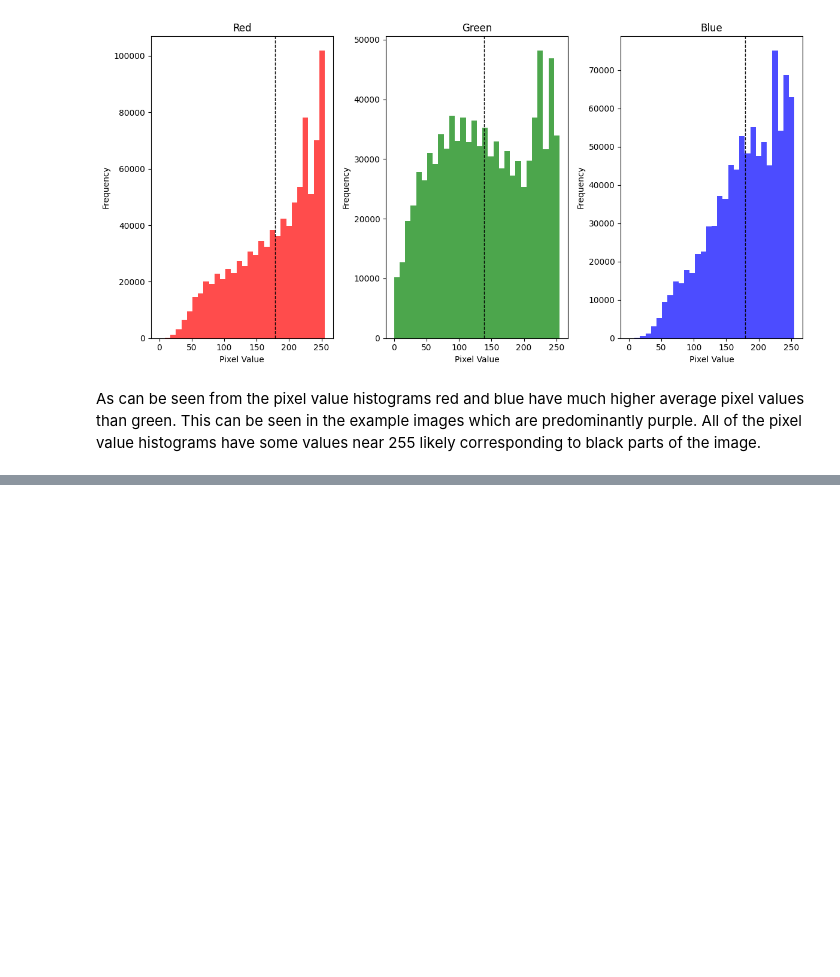
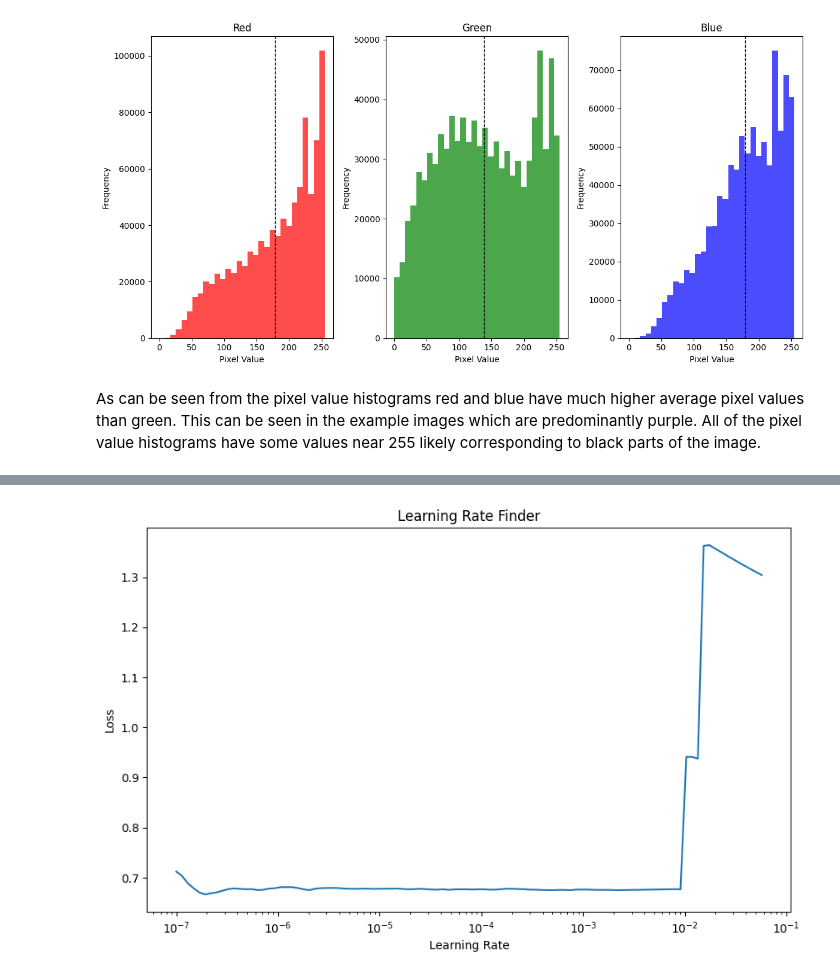
Before and after one commit to wtbtucker/cancer-classifier, a Jupyter notebook: cancer_detector.ipynb, the cells around one changed output, grey strips where cells are left out. Saved outputs shown, nothing was run; the diff lists cells and outputs as text; code cells hidden in the pictures; blank space fills up the shorter version.

```diff
--- a/cancer_detector.ipynb
+++ b/cancer_detector.ipynb
@@ -205,0 +287,13 @@ VGG16 is available for import from tensorflow. While it would be possible to use
+# %%
+# Smaller dataset and fewer epochs for training
+t_model.compile(optimizer = Nadam(),
+              loss=BinaryCrossentropy(),
+              metrics=['accuracy', AUC()])
+
+lr_finder = LearningRateFinder(min_lr=1e-7, max_lr=0.05, steps=100)
+
+t_history = t_model.fit(
+    smaller_train_generator,
+    epochs=1,
+    callbacks=[lr_finder]
+)
@@ -205,0 +302,19 @@ VGG16 is available for import from tensorflow. While it would be possible to use
+# %%
+# Loss explodes after learning rate of 0.1 rendering the plot meaningless, filter those values out
+lrs = np.array(lr_finder.lrs)
+losses = np.array(lr_finder.losses)
+lr_threshold = 0.01
+mask = lrs < lr_threshold
+filterd_lrs = lrs[mask]
+filtered_losses = losses[mask]
+
+plt.figure(figsize=(10, 6))
+plt.plot(lr_finder.lrs, lr_finder.losses)
+plt.xlabel('Learning Rate')
+plt.xscale('log')
+plt.ylabel('Loss')
+plt.title('Learning Rate Finder')
+plt.show()
+print(f'Learning rate with the lowest loss: {lr_finder.best_loss[1]}')
+# %% [output]
+[figure, added]
```
Also changed, not shown: parts of 26 cells of this notebook.
